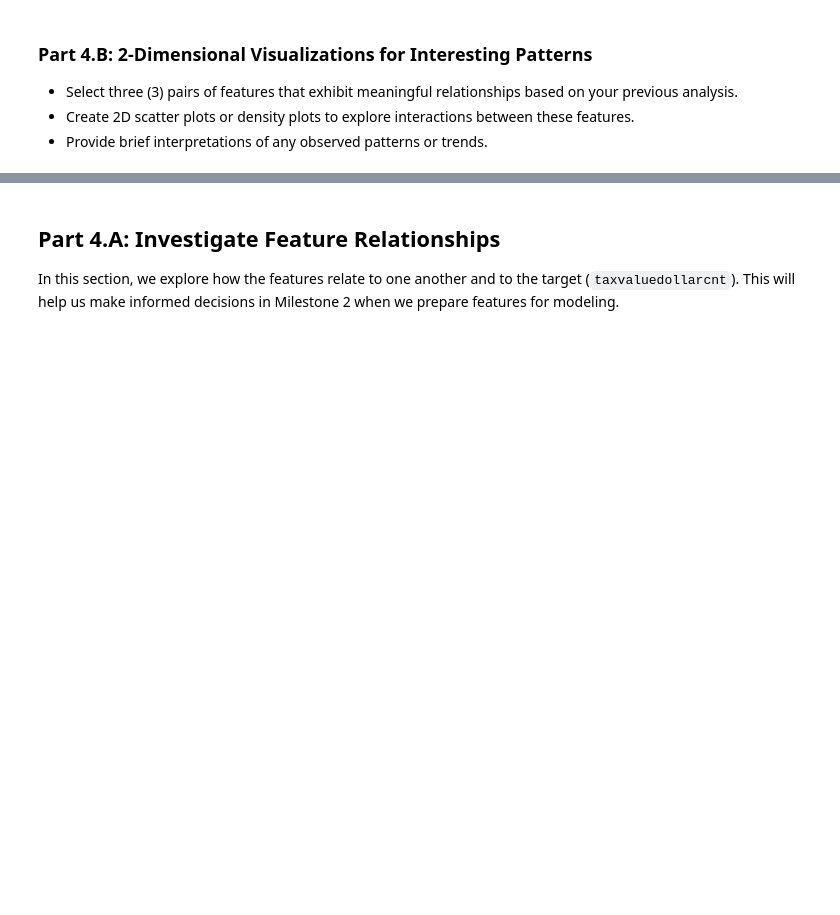
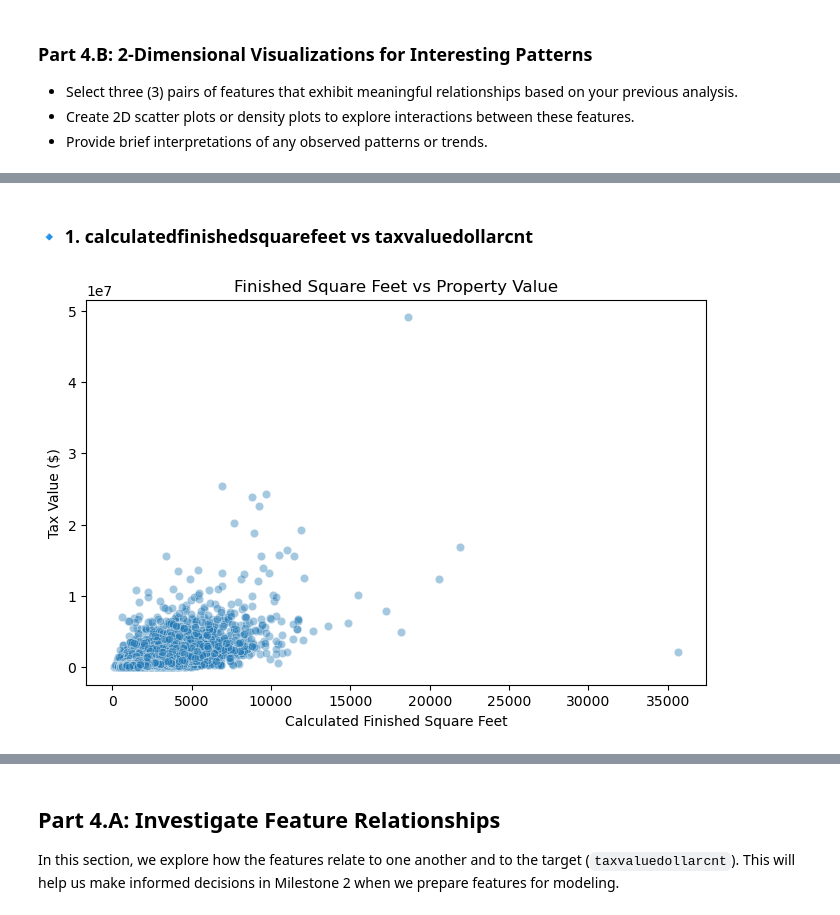
Before and after one commit to tetianakravchuk/MilestoneOneMachineLearning, a Jupyter notebook: Milestone_01.ipynb, the cells around one changed output, grey strips where cells are left out. Saved outputs shown, nothing was run; the diff lists cells and outputs as text; code cells hidden in the pictures; blank space fills up the shorter version.

Commit message:
Added Part 4.B 2D visualizations and updated analysis

```diff
--- a/Milestone_01.ipynb
+++ b/Milestone_01.ipynb
@@ -392,7 +408,8 @@ def drop_unsuitable_for_regression(df):
     ]
     return df.drop(columns=drop_cols, errors='ignore')
 
-df_filtered = drop_unsuitable_for_regression(df_clean)
+# Make sure to use the correctly cleaned DataFrame
+df_filtered = drop_unsuitable_for_regression(df_cleaned)
 # %% [markdown]
 ### ✅ Part 3.A: Dropping Features Unsuitable for Regression
 
@@ -520,3 +549,27 @@ Review the methods for imputation in **Appendix 2** and choose how you will impu
 - Consider whether different methods are justified for different features.
 - In the next cells, apply your imputation methods to the dataset so that no null values remain after this step.
 - Answer the discussion question.
+# %%
+import numpy as np
+import pandas as pd
+
+# Function to impute numerical and categorical features
+def distribute_cat_nums(df):
+    df = df.copy()
+    for col in df.columns:
+        if df[col].isna().sum() > 0:
+            if np.issubdtype(df[col], np.number):
+                # Numeric columns: random sampling from existing distribution
+                value_counts = df[col].value_counts(normalize=True)
+                replacement = np.random.choice(value_counts.index, size=df[col].isna().sum(), p=value_counts.values)
+                df.loc[df[col].isna(), col] = replacement
+            else:
+                # Categorical columns: use the mode (most common value)
+                df[col] = df[col].fillna(df[col].mode().iloc[0])
+    return df
+
+# Apply the function to the latest cleaned dataset
+imputed_df = distribute_cat_nums(df_filtered)
+
+# Check that all missing values have been imputed
+print("✅ Remaining missing values:", imputed_df.isnull().sum().sum())
@@ -574,0 +725,18 @@ Pay particular attention to especially interesting and/or strongly correlated fe
+# %% [markdown]
+### 🔹 1. calculatedfinishedsquarefeet vs taxvaluedollarcnt
+# %%
+import matplotlib.pyplot as plt
+import seaborn as sns
+plt.figure(figsize=(8, 5))
+sns.scatterplot(
+    x='calculatedfinishedsquarefeet',
+    y='taxvaluedollarcnt',
+    data=imputed_df,
+    alpha=0.4
+)
+plt.title('Finished Square Feet vs Property Value')
+plt.xlabel('Calculated Finished Square Feet')
+plt.ylabel('Tax Value ($)')
+plt.show()
+# %% [output]
+[figure, added]
```
Also changed, not shown: parts of 17 cells of this notebook.
